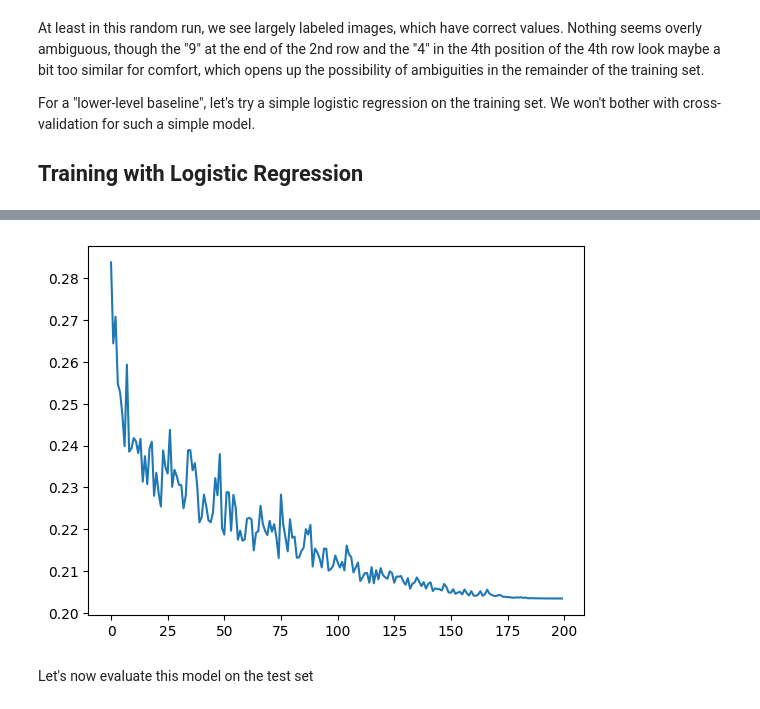
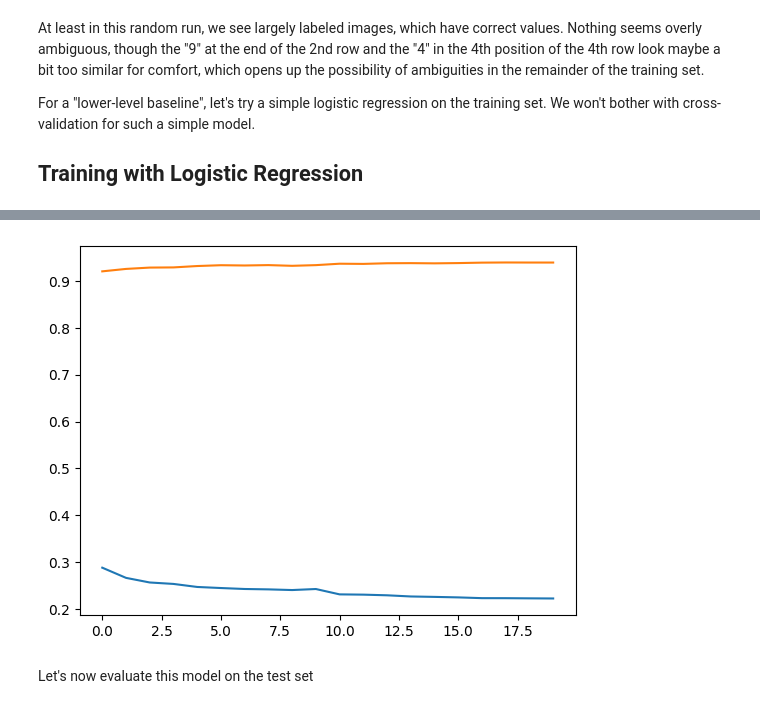
Before and after one commit to venknat/ai-projects, a Jupyter notebook: notebooks/mnist/mnist_exploration.ipynb, the cells around one changed output, grey strips where cells are left out. Cells and saved outputs as stored; diff of their text form; code cells hidden in the pictures.

```diff
--- a/notebooks/mnist/mnist_exploration.ipynb
+++ b/notebooks/mnist/mnist_exploration.ipynb
@@ -85,7 +85,7 @@ model = nn.Sequential(
 )
 
 device = torch.device("mps" if torch.backends.mps.is_available() else "cpu")
-metric = torchmetrics.Accuracy(task="multiclass", num_classes=num_targets).to(device)
+metric = torchmetrics.Accuracy(task="multiclass", num_classes=num_targets)
 
 criterion = nn.CrossEntropyLoss()
 start_learning_rate = 1e-2
@@ -94,7 +94,7 @@ patience = 5
 
 optimizer = torch.optim.Adam(model.parameters(), lr=0.01)
 
-epochs = 200
+epochs = 20
 losses = []
 accuracies = []
 
@@ -109,16 +109,18 @@ scheduler = CosineAnnealingLR(
     optimizer, T_max=epochs, eta_min=1e-6
 )
 
-losses = SimpleTrainer.train(
+result = SimpleTrainer.train(
     model,
     train_dataloader,
     optimizer,
     criterion,
     epochs,
     metric,
-    per_epoch_callbacks=[ lambda : scheduler.step() ]
+    per_epoch_callbacks=[ lambda : scheduler.step() ],
+    print_progress=True
 )
 
-plt.plot(losses)
+plt.plot(result["losses"])
+plt.plot(result["metrics"])
 plt.show()
 # %% [output]
@@ -130,4 +132,4 @@ Epoch 200: loss: 0.20348218381404876, accuracy: 0.9440666437149048
-[figure, old version]
+[figure, new version]
 # %% [markdown]
 Let's now evaluate this model on the test set
 # %%
```
Also changed, not shown: parts of 1 cell of this notebook, 7 other files.
